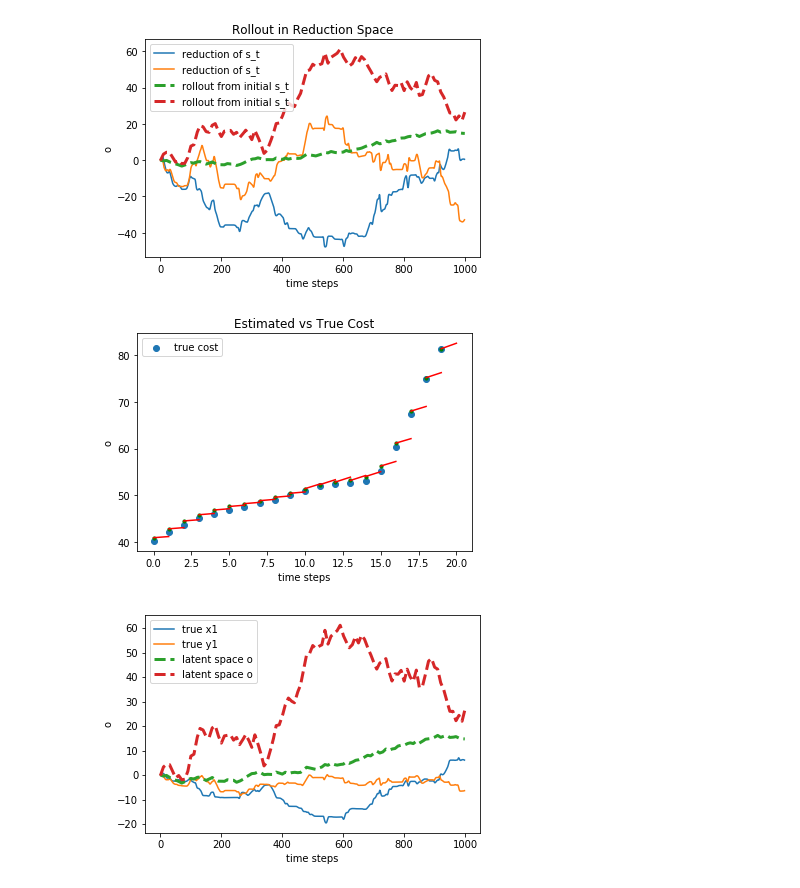
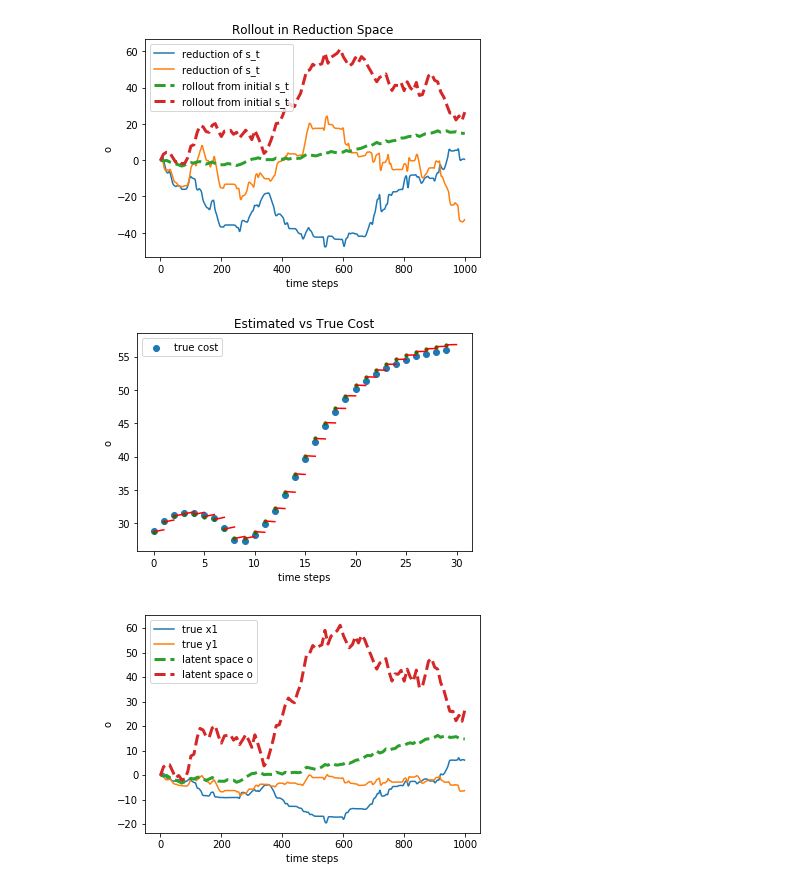
Before and after one commit to UM-ARM-Lab/unreliable-deform-manipulation, a Jupyter notebook: link_bot_notebooks/src/link_bot_notebooks/Agent Testing.ipynb, the cells around one changed output. Drawn from its saved outputs; the diff is of its cells as text; code cells hidden in the pictures.

```diff
--- a/link_bot_notebooks/src/link_bot_notebooks/Agent Testing.ipynb
+++ b/link_bot_notebooks/src/link_bot_notebooks/Agent Testing.ipynb
@@ -39,7 +39,11 @@ tpo.mean_dot_product(rand_model, data, dt, g)
 # %% [markdown]
 # Train
 # %%
+q = raw_input("ARE YOU SURE YOU WANT TO RUN THIS?")
 np.random.seed(123)
 model = tpo.LinearStateSpaceModelWithQuadraticCost(N=6, M=2, L=2)
-result = tpo.train(data, model, g, dt, tpo.one_step_cost_prediction_objective, tol=0.1, method='CG', options={'maxiter': 10000})
+if q == 'y':
+    result = tpo.train(data, model, g, dt, tpo.cost_prediction_objective, tol=0.1, method='CG', options={'maxiter': 10000})
+else:
+    model.load("./rand_forces_model_1.npz")
 # %% [output]
@@ -67,7 +71,7 @@ tpo.plot_o_rollout(model, data, dt, g)
 # %% [output]
 [figure]
 # %%
-tpo.plot_cost(model, data[100:120], dt, g)
+tpo.plot_cost(plt, model, data[20:50], dt, g)
 # %% [output]
-[figure, old version]
+[figure, new version]
 # %%
```
Also changed, not shown: parts of 11 cells of this notebook, 8 other files.
